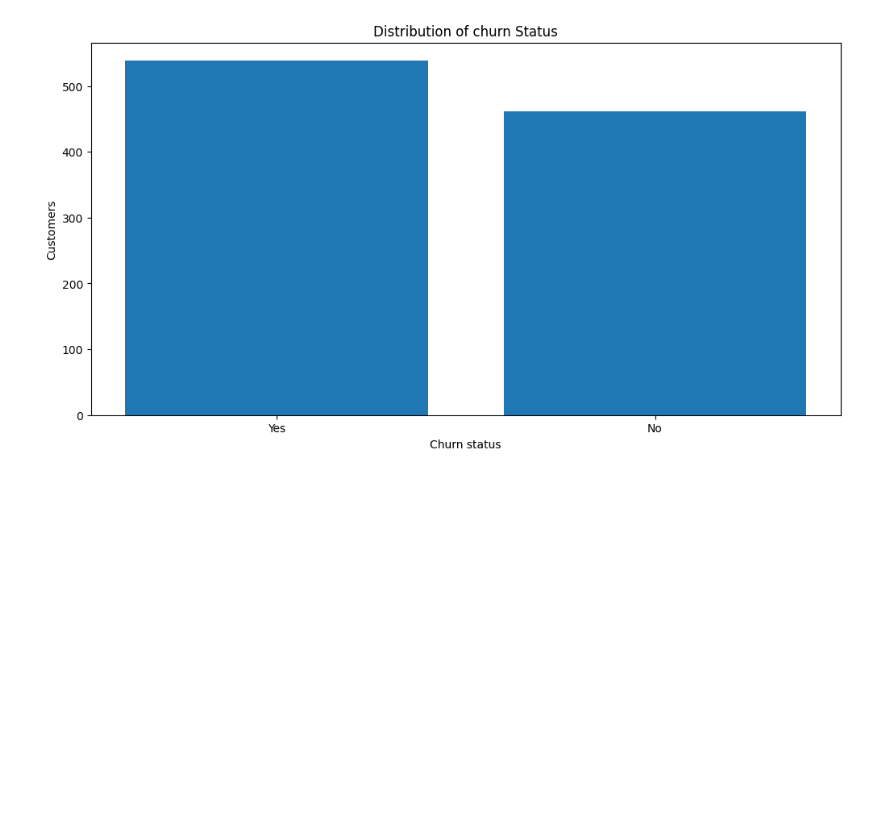
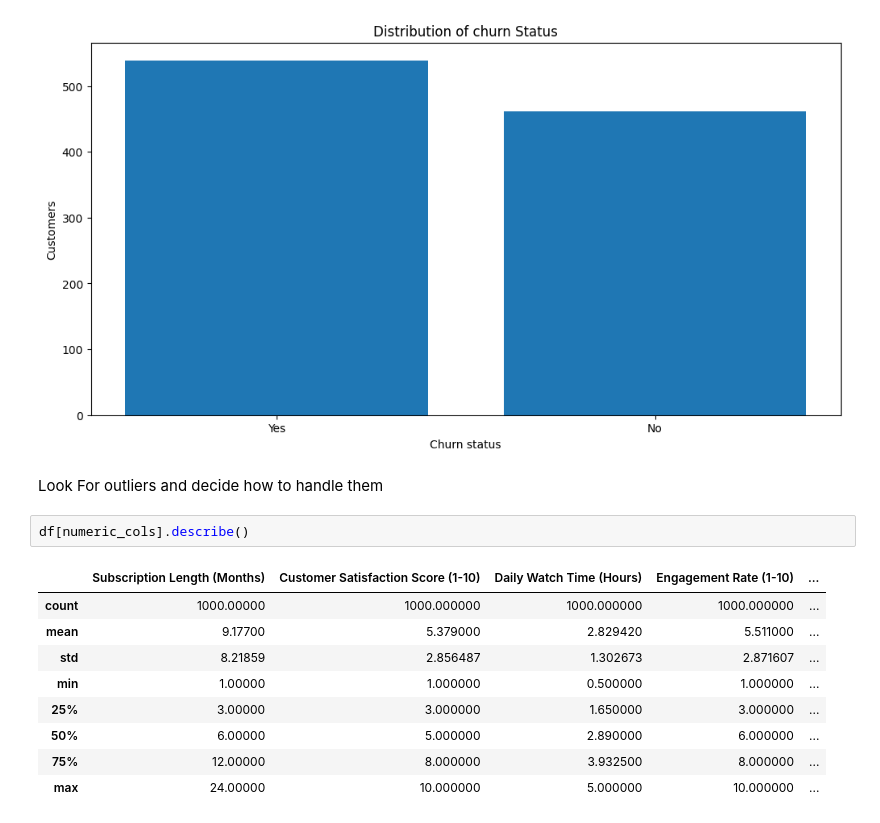
Before and after one commit to aishacmela/Customer_churn, a Jupyter notebook: analysis.ipynb, the cells around one changed output. Drawn from its saved outputs; the diff is of its cells as text; blank space fills up the shorter version.

Commit message:
checking for outliers

```diff
--- a/analysis.ipynb
+++ b/analysis.ipynb
@@ -366,3 +365,17 @@ plt.ylabel('Customers')
 plt.show()
 # %% [output]
 [figure]
+# %% [markdown]
+Look For outliers and decide how to handle them
+# %%
+df[numeric_cols].describe()
+# %% [output]
+|  | Subscription Length (Months) | Customer Satisfaction Score (1-10) | Daily Watch Time (Hours) | Engagement Rate (1-10) | ... |
+| count | 1000.00000 | 1000.000000 | 1000.000000 | 1000.000000 | ... |
+| mean | 9.17700 | 5.379000 | 2.829420 | 5.511000 | ... |
+| std | 8.21859 | 2.856487 | 1.302673 | 2.871607 | ... |
+| min | 1.00000 | 1.000000 | 0.500000 | 1.000000 | ... |
+| 25% | 3.00000 | 3.000000 | 1.650000 | 3.000000 | ... |
+| 50% | 6.00000 | 5.000000 | 2.890000 | 6.000000 | ... |
+| 75% | 12.00000 | 8.000000 | 3.932500 | 8.000000 | ... |
+| max | 24.00000 | 10.000000 | 5.000000 | 10.000000 | ... |
```
Also changed, not shown: parts of 3 cells of this notebook.
